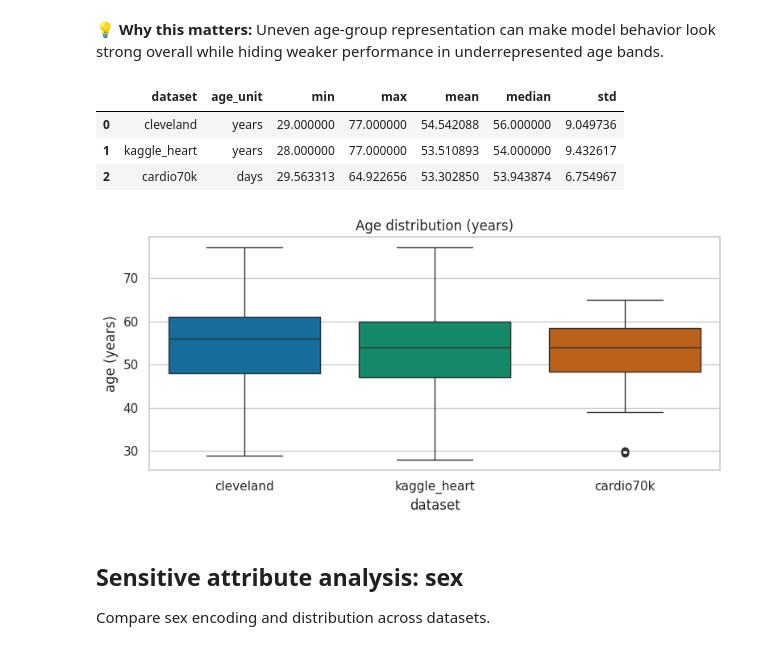
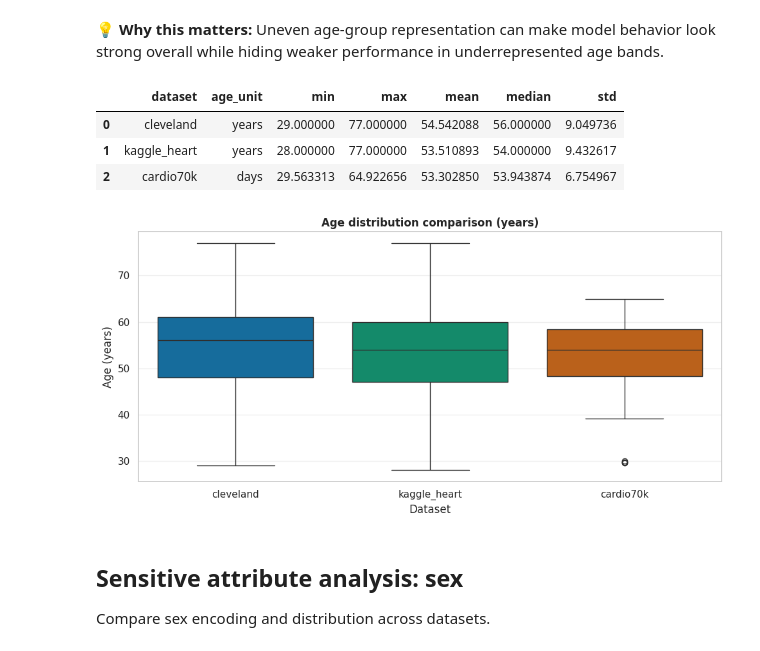
Before and after one commit to UA-Dissertation-Project-107449/FairXAI, a Jupyter notebook: notebooks/cardiac_eda.ipynb, the cells around one changed output. Cells and saved outputs as stored; diff of their text form; code cells hidden in the pictures.

```diff
--- a/notebooks/cardiac_eda.ipynb
+++ b/notebooks/cardiac_eda.ipynb
@@ -53,6 +60,9 @@ from fairxai.viz import (
     plot_pca_kmeans_scatter_grid,
     plot_two_dataset_feature_distributions,
     summarize_ks_test_between_datasets,
+    plot_drift_heatmap,
+    plot_missing_data_patterns,
+    plot_outlier_analysis,
     plot_mixed_feature_batches,
     plot_bmi_and_bp_relationship,
     CARDIAC_CATEGORY_VALUE_LABEL_MAPPING,
@@ -62,7 +72,7 @@ from fairxai.viz import (
 
 warnings.filterwarnings("ignore")
 pd.set_option("display.max_columns", 200)
-sns.set_theme(style="whitegrid")
+sns.set_theme(style="whitegrid", context="notebook")
 # %% [markdown]
 ## Paths and configuration
 Define project paths, load pipeline config, and set shared color mappings.
@@ -352,35 +347,40 @@ _ = plot_categorical_distribution_grid(
 # %%
 age_stats = []
 age_plot_rows = []
 for name, df in raw.items():
     unit = dataset_age_unit(name)
     age_years = age_to_years(df["age_raw"], unit)
     age_stats.append({
         "dataset": name,
         "age_unit": unit,
         "min": age_years.min(),
         "max": age_years.max(),
         "mean": age_years.mean(),
         "median": age_years.median(),
         "std": age_years.std(),
     })
     age_plot_rows.append(pd.DataFrame({"dataset": name, "age_years": age_years}))
 
 age_stats_df = pd.DataFrame(age_stats)
 age_plot = pd.concat(age_plot_rows, ignore_index=True)
-fig, ax = plt.subplots(figsize=(8, 4))
+fig, ax = plt.subplots(figsize=(10, 5))
 sns.boxplot(data=age_plot, x="dataset", y="age_years", ax=ax, palette=PALETTE_DATASET)
-ax.set_title("Age distribution (years)")
-ax.set_xlabel("dataset")
-ax.set_ylabel("age (years)")
+ax.set_title("Age distribution comparison (years)", fontsize=12, fontweight="bold")
+ax.set_xlabel("Dataset")
+ax.set_ylabel("Age (years)")
+ax.grid(axis="y", alpha=0.3)
 plt.tight_layout()
+
+if SAVE_FIGURES:
+    fig.savefig(fig_path("age_boxplot"), dpi=300, bbox_inches="tight")
+
 display(age_stats_df)
 # %% [output]
 |  | dataset | age_unit | min | max | mean | median | std |
 | 0 | cleveland | years | 29.000000 | 77.000000 | 54.542088 | 56.000000 | 9.049736 |
 | 1 | kaggle_heart | years | 28.000000 | 77.000000 | 53.510893 | 54.000000 | 9.432617 |
 | 2 | cardio70k | days | 29.563313 | 64.922656 | 53.302850 | 53.943874 | 6.754967 |
-[figure, old version]
+[figure, new version]
 # %% [markdown]
 ## Sensitive attribute analysis: sex
 Compare sex encoding and distribution across datasets.
```
Also changed, not shown: parts of 22 cells of this notebook, 7 other files.
